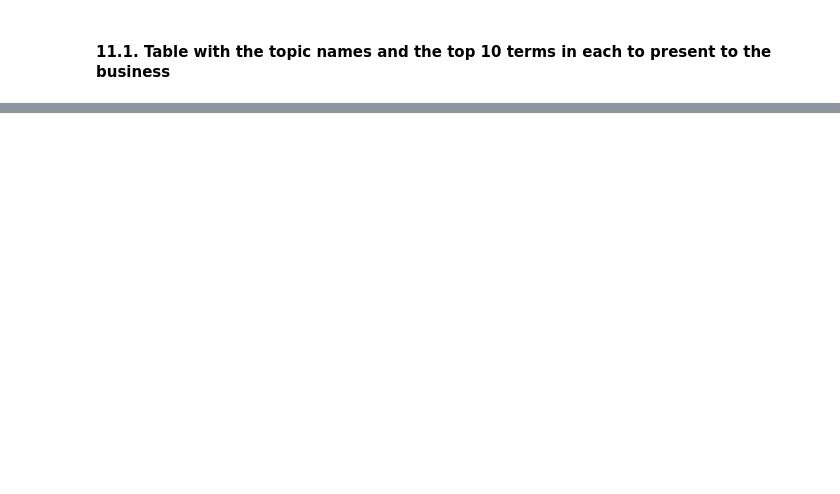
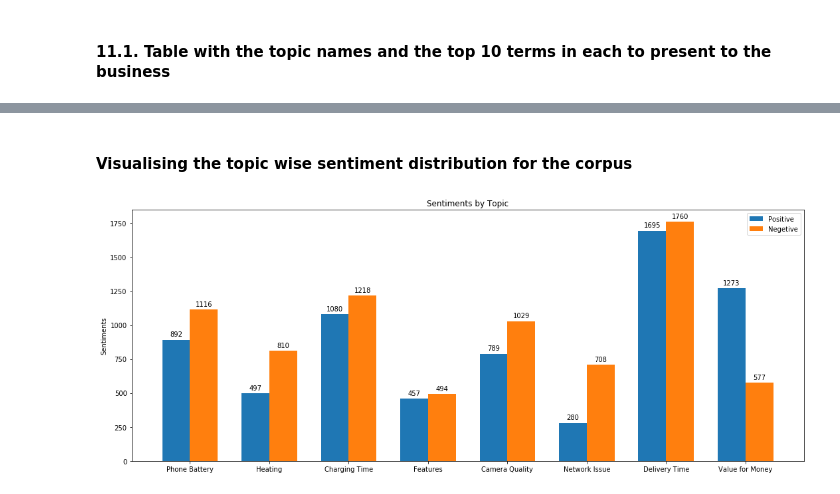
Before and after one commit to snbhattacharjya/Simplilearn, a Jupyter notebook: NLP/Project1-Topic Analysis/Topic Analysis of Review Data.ipynb, the cells around one changed output, grey strips where cells are left out. Saved outputs shown, nothing was run; the diff lists cells and outputs as text; code cells hidden in the pictures; blank space fills up the shorter version.

```diff
--- a/NLP/Project1-Topic Analysis/Topic Analysis of Review Data.ipynb
+++ b/NLP/Project1-Topic Analysis/Topic Analysis of Review Data.ipynb
@@ -522,0 +598,5 @@ print("Model Perplexity: ", best_lda_model.perplexity(data_vectorized))
+# %%
+data_topic_sentiment_df = pd.DataFrame(data.groupby(by=['dominant_topic', 'sentiment']).size())
+# %%
+data_topic_sentiment_df = data_topic_sentiment_df.reset_index().rename(columns = {0: 'count'})
+data_topic_sentiment_df
@@ -522,0 +649,41 @@ print("Model Perplexity: ", best_lda_model.perplexity(data_vectorized))
+# %% [markdown]
+#### Visualising the topic wise sentiment distribution for the corpus
+# %%
+labels = topic_names.values()
+positive_sentiments = data_topic_sentiment_df[data_topic_sentiment_df['sentiment'] == 1]['count']
+negetive_sentiments = data_topic_sentiment_df[data_topic_sentiment_df['sentiment'] == 0]['count']
+
+x = np.arange(len(labels))  # the label locations
+width = 0.35  # the width of the bars
+
+fig, ax = plt.subplots(figsize=(15,6))
+rects1 = ax.bar(x - width/2, positive_sentiments, width, label='Positive')
+rects2 = ax.bar(x + width/2, negetive_sentiments, width, label='Negetive')
+
+# Add some text for labels, title and custom x-axis tick labels, etc.
+ax.set_ylabel('Sentiments')
+ax.set_title('Sentiments by Topic')
+ax.set_xticks(x)
+ax.set_xticklabels(labels)
+ax.legend()
+
+
+def autolabel(rects):
+    """Attach a text label above each bar in *rects*, displaying its height."""
+    for rect in rects:
+        height = rect.get_height()
+        ax.annotate('{}'.format(height),
+                    xy=(rect.get_x() + rect.get_width() / 2, height),
+                    xytext=(0, 3),  # 3 points vertical offset
+                    textcoords="offset points",
+                    ha='center', va='bottom')
+
+
+autolabel(rects1)
+autolabel(rects2)
+
+fig.tight_layout()
+
+plt.show()
+# %% [output]
+[figure, added]
```
Also changed, not shown: parts of 61 cells of this notebook, 4 other files.
